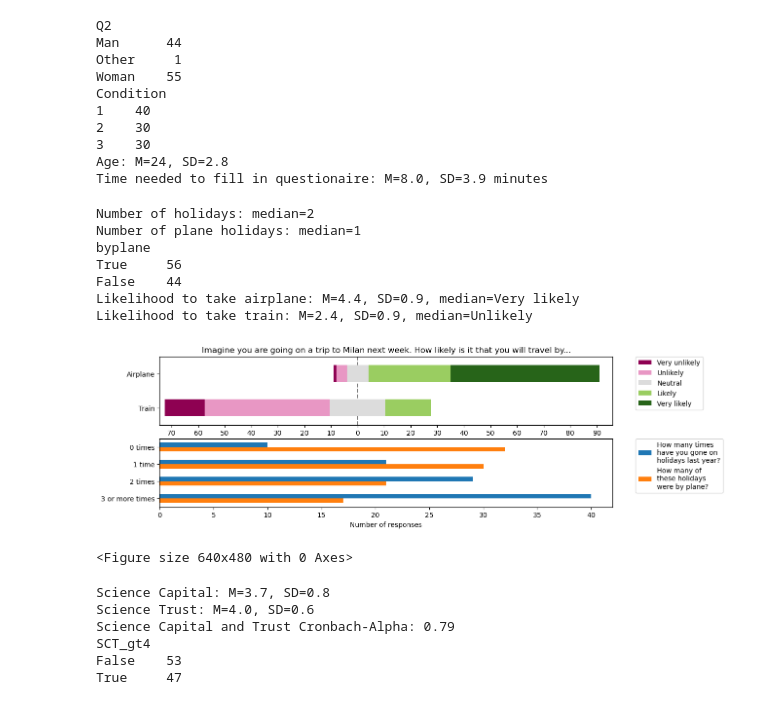
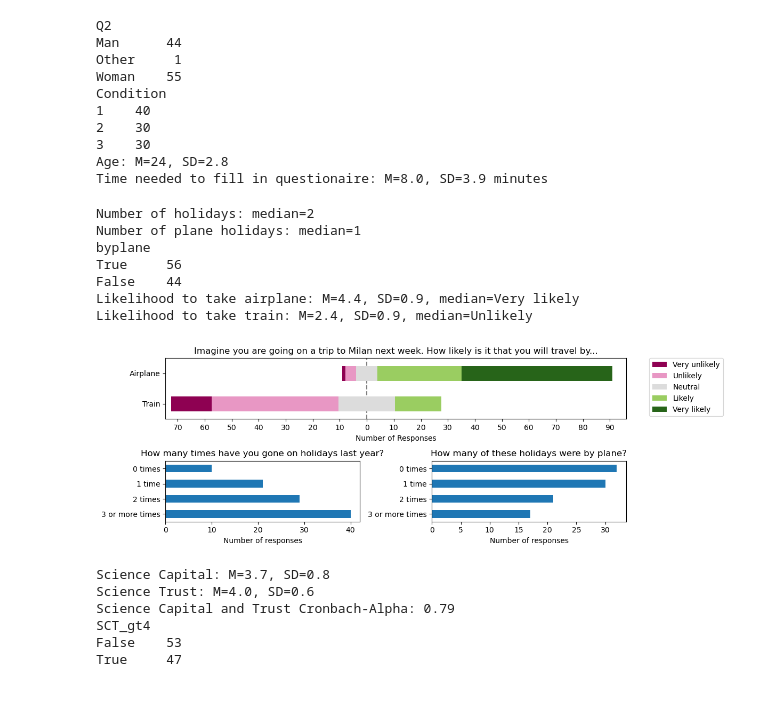
Before and after one commit to erikvansebille/KH_personalization_effect, a Jupyter notebook: analyse_KH_data.ipynb, the cells around one changed output. Cells and saved outputs as stored; diff of their text form; code cells hidden in the pictures.

Commit message:
Updating Figure 1 of analyse_KH_data.ipynb
Separating two subquestions into individual panels, for clarity

```diff
--- a/analyse_KH_data.ipynb
+++ b/analyse_KH_data.ipynb
@@ -101,54 +98,56 @@ Age: M=24, SD=2.8
 Time needed to fill in questionaire: M=8.0, SD=3.9 minutes
 # %%
 # Create Figure 1
-
-fig, ax = plt.subplots(2, 1, figsize=(figwidth, 4))
+fig = plt.figure(figsize=(figwidth, 4))
+gs = matplotlib.gridspec.GridSpec(2, 2, figure=fig)
+ax1 = fig.add_subplot(gs[0, :])
+ax2 = fig.add_subplot(gs[1, 0])
+ax3 = fig.add_subplot(gs[1, 1])
 
 cmap = matplotlib.colormaps['PiYG']
 colors = ["#ffffff00"] + [cmap(i) for i in np.linspace(0, 1, 5)]
 colors[3] = "gainsboro"
 
 likert_labels = ['Very unlikely', 'Unlikely', 'Neutral', 'Likely', 'Very likely']
 data = pd.DataFrame([df[f"Q4_{v}"] for v in [1, 2]]).T
 data.columns = ['Airplane', 'Train']
 df["byplane"] = df["Q4_1"] >=5
 
-plot_likert.plot_likert(data, [1.0, 2.0, 3.0, 4.0, 5.0], ax=ax[0], colors=colors)
-ax[0].set_title("Imagine you are going on a trip to Milan next week. How likely is it that you will travel by...")
-handles, labels = ax[0].get_legend_handles_labels()
-ax[0].legend(handles, likert_labels, bbox_to_anchor=(1.05, 1), loc='upper left', borderaxespad=0.)
+plot_likert.plot_likert(data, [1.0, 2.0, 3.0, 4.0, 5.0], ax=ax1, colors=colors)
+ax1.set_title("Imagine you are going on a trip to Milan next week. How likely is it that you will travel by...")
+handles, labels = ax1.get_legend_handles_labels()
+ax1.legend(handles, likert_labels, bbox_to_anchor=(1.05, 1), loc='upper left', borderaxespad=0.)
 
 # number of (plane holidays)
 print(f'Number of holidays: median={df.Q6.str[0].astype(int).median():.0f}')
 print(f'Number of plane holidays: median={df.Q21.str[0].astype(int).median():.0f}')
 print(df["byplane"].value_counts().to_string())
 
 # likelihood of plane/train to Milan
 print(f'Likelihood to take airplane: M={df.Q4_1.mean():.1f}, SD={df.Q4_1.std():.1f}, median={likert_labels[int(df.Q4_1.median())-1]}')
 print(f'Likelihood to take train: M={df.Q4_2.mean():.1f}, SD={df.Q4_2.std():.1f}, median={likert_labels[int(df.Q4_2.median())-1]}')
 
-data = pd.DataFrame([df[v].value_counts().loc[['0 keer', '1 keer', '2 keer', '3 keer of meer']] for v in ['Q6', 'Q21']]).T
-data.columns = ['How many times\nhave you gone on\nholidays last year?', 'How many of\nthese holidays\nwere by plane?']
-data.plot.barh(ax=ax[1])
-handles, labels = ax[1].get_legend_handles_labels()
-ax[1].legend(handles, labels, bbox_to_anchor=(1.05, 1), loc='upper left', borderaxespad=0.)
-ax[1].set_yticklabels(['0 times', '1 time', '2 times', '3 or more times'])
-ax[1].set_title("")
-ax[1].set_xlabel("Number of responses")
-ax[1].invert_yaxis()
-plt.show()
+qtitle ={'Q6': 'How many times have you gone on holidays last year?', 'Q21': 'How many of these holidays were by plane?'}
+for q, ax in zip(['Q6', 'Q21'], [ax2, ax3]):
+    data = pd.DataFrame(df[q].value_counts().loc[['0 keer', '1 keer', '2 keer', '3 keer of meer']])
+    data.plot.barh(ax=ax)
+    ax.get_legend().remove()
+    ax.set_yticklabels(['0 times', '1 time', '2 times', '3 or more times'])
+    ax.set_title(qtitle[q])
+    ax.set_xlabel("Number of responses")
+    ax.invert_yaxis()
+    ax.yaxis.label.set_visible(False)
 plt.tight_layout()
 plt.show()
 # %% [output]
 Number of holidays: median=2
 Number of plane holidays: median=1
 byplane
 True     56
 False    44
 Likelihood to take airplane: M=4.4, SD=0.9, median=Very likely
 Likelihood to take train: M=2.4, SD=0.9, median=Unlikely
-[figure, old version]
+[figure, new version]
-<Figure size 640x480 with 0 Axes>
 # %%
 df["SC"] = df[[f"Q7_{v}" for v in range(1, 5)]].mean(axis=1)
 print(f'Science Capital: M={df.SC.mean():.1f}, SD={df.SC.std():.1f}')
```
Also changed, not shown: parts of 1 cell of this notebook.
